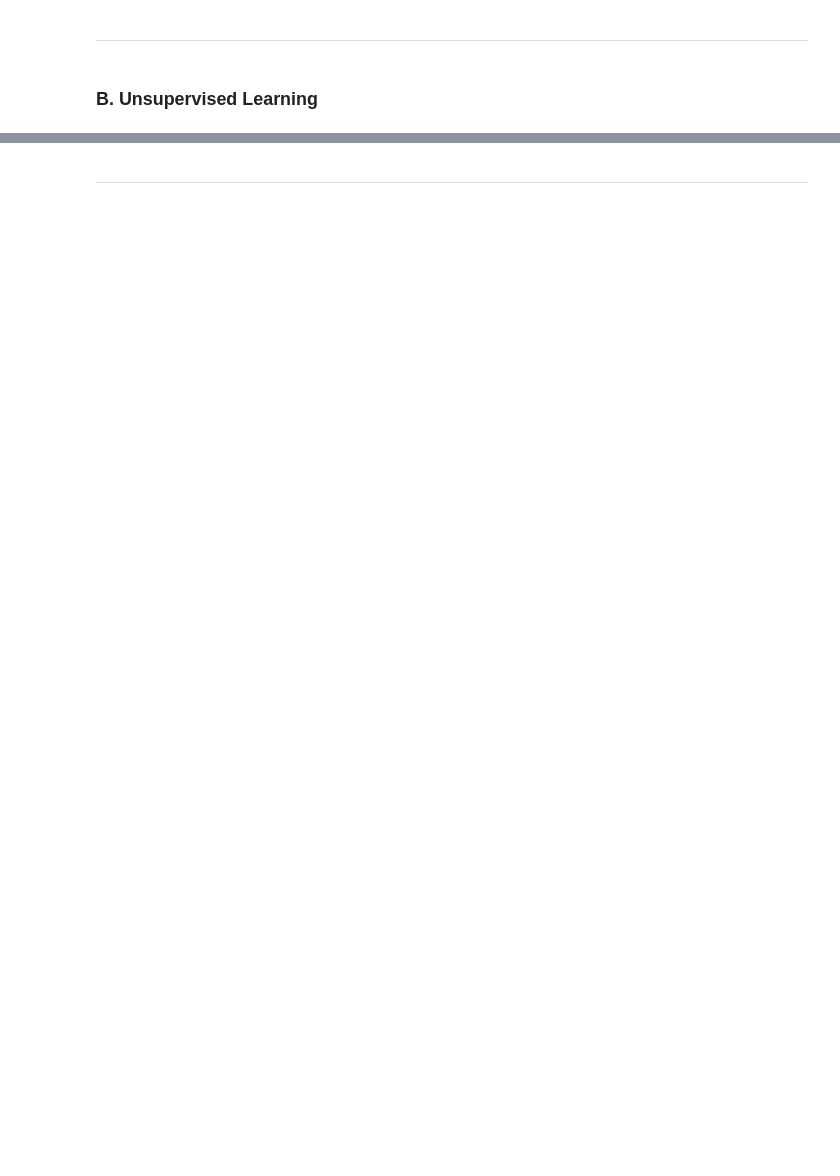
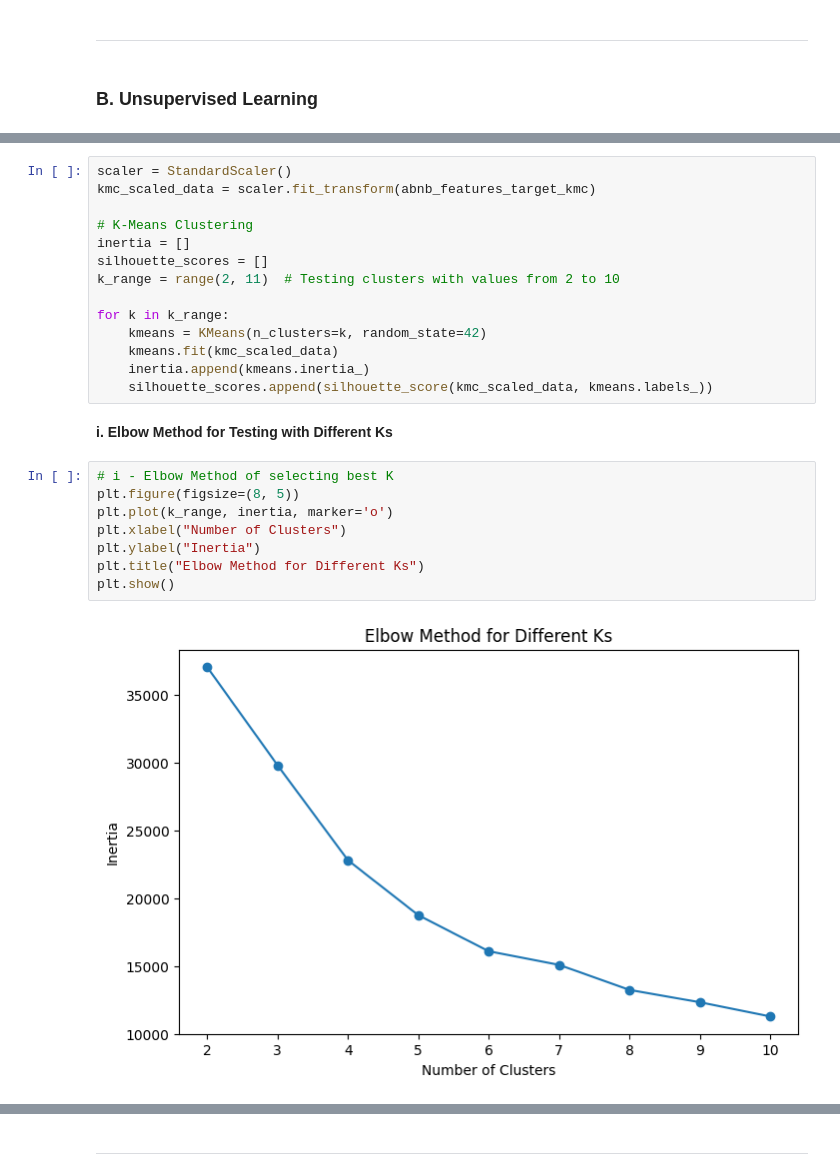
Before and after one commit to theorignalmapdcodex/dtk530-eye-twelve, a Jupyter notebook: dtk530_i12_aic-wl.ipynb, the cells around one changed output, grey strips where cells are left out. Saved outputs shown, nothing was run; the diff lists cells and outputs as text; blank space fills up the shorter version.

```diff
--- a/dtk530_i12_aic-wl.ipynb
+++ b/dtk530_i12_aic-wl.ipynb
@@ -404,0 +513,26 @@ analytical tools and expanding the feature set could lead to more robust insight
+# %%
+scaler = StandardScaler()
+kmc_scaled_data = scaler.fit_transform(abnb_features_target_kmc)
+
+# K-Means Clustering
+inertia = []
+silhouette_scores = []
+k_range = range(2, 11)  # Testing clusters with values from 2 to 10
+
+for k in k_range:
+    kmeans = KMeans(n_clusters=k, random_state=42)
+    kmeans.fit(kmc_scaled_data)
+    inertia.append(kmeans.inertia_)
+    silhouette_scores.append(silhouette_score(kmc_scaled_data, kmeans.labels_))
+# %% [markdown]
+**i. Elbow Method for Testing with Different Ks**
+# %%
+# i - Elbow Method of selecting best K
+plt.figure(figsize=(8, 5))
+plt.plot(k_range, inertia, marker='o')
+plt.xlabel("Number of Clusters")
+plt.ylabel("Inertia")
+plt.title("Elbow Method for Different Ks")
+plt.show()
+# %% [output]
+[figure, added]
```
Also changed, not shown: parts of 49 cells of this notebook.
